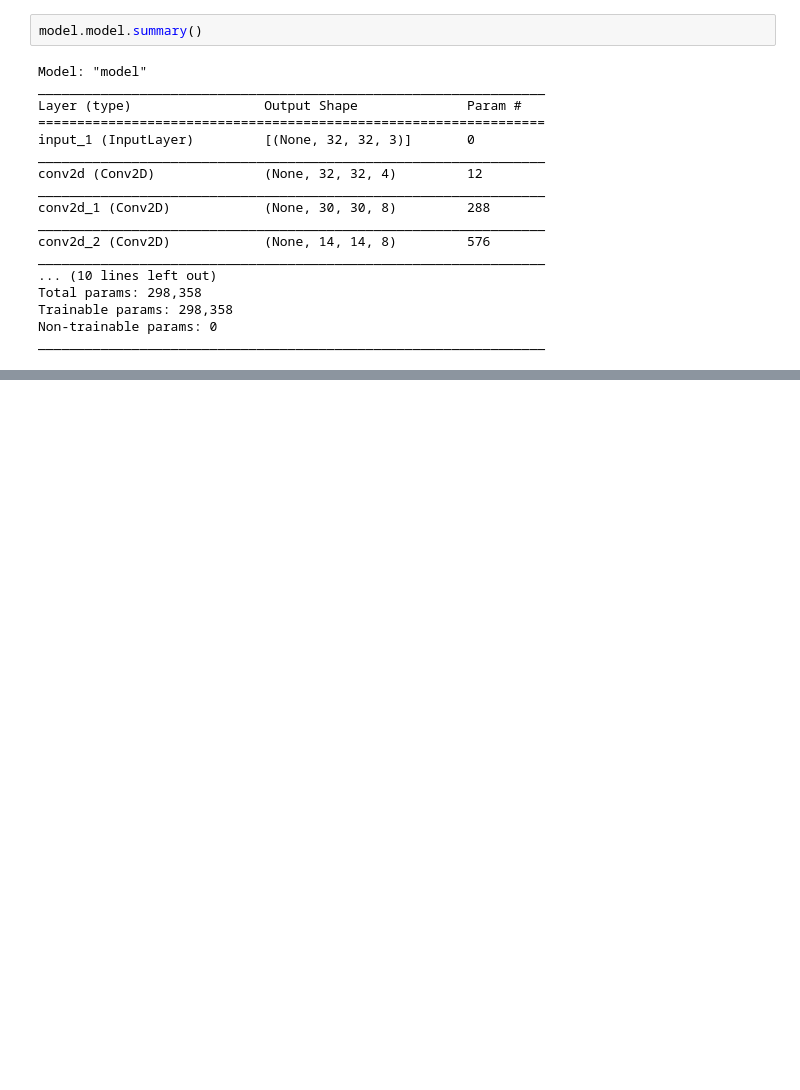
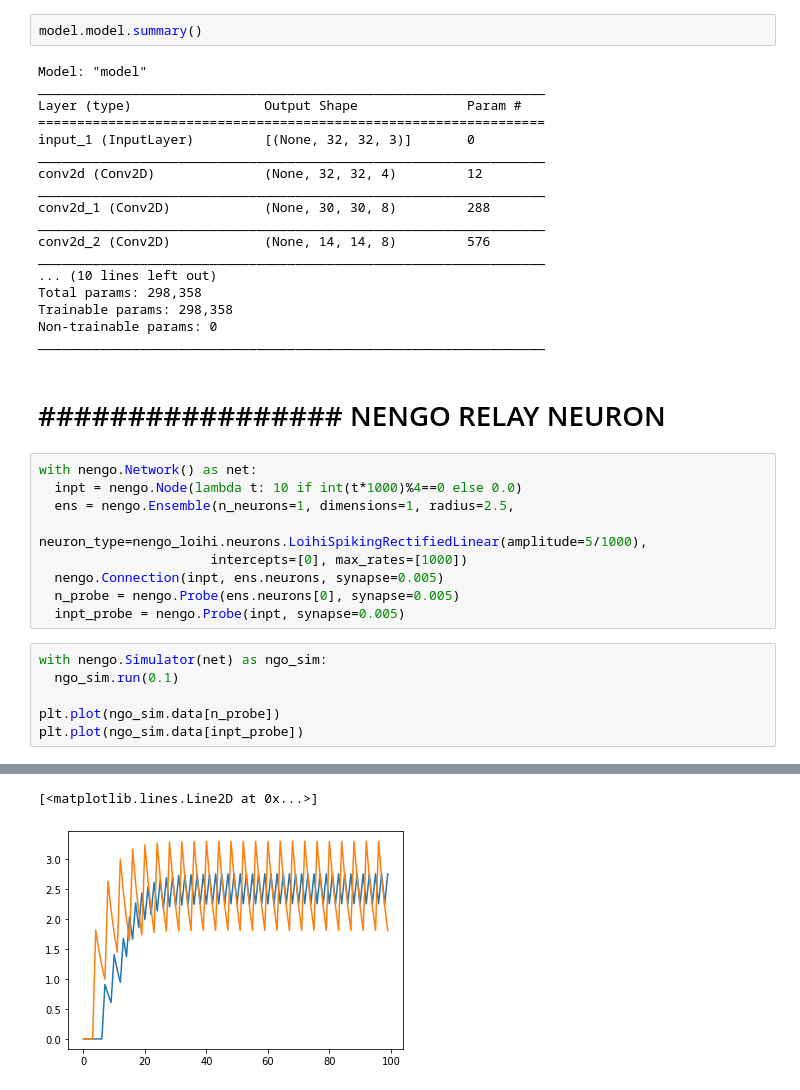
Before and after one commit to R-Gaurav/SpikingMaxPooling, a Jupyter notebook: misc/Untitled.ipynb, the cells around one changed output, grey strips where cells are left out. Saved outputs shown, nothing was run; the diff lists cells and outputs as text; blank space fills up the shorter version.

```diff
--- a/misc/Untitled.ipynb
+++ b/misc/Untitled.ipynb
@@ -284,3 +281,21 @@ Total params: 298,358
 Trainable params: 298,358
 Non-trainable params: 0
 _________________________________________________________________
+# %% [markdown]
+# ################# NENGO RELAY NEURON #########
+# %%
+with nengo.Network() as net:
+  inpt = nengo.Node(lambda t: 10 if int(t*1000)%4==0 else 0.0)
+  ens = nengo.Ensemble(n_neurons=1, dimensions=1, radius=2.5,
+                       neuron_type=nengo_loihi.neurons.LoihiSpikingRectifiedLinear(amplitude=5/1000),
+                      intercepts=[0], max_rates=[1000])
+  nengo.Connection(inpt, ens.neurons, synapse=0.005)
+  n_probe = nengo.Probe(ens.neurons[0], synapse=0.005)
+  inpt_probe = nengo.Probe(inpt, synapse=0.005)
+# %%
+with nengo.Simulator(net) as ngo_sim:
+  ngo_sim.run(0.1)
+
+plt.plot(ngo_sim.data[n_probe])
+plt.plot(ngo_sim.data[inpt_probe])
+# %% [output]
@@ -286,0 +304,2 @@ _________________________________________________________________
+[<matplotlib.lines.Line2D at 0x...>]
+[figure, added]
```
Also changed, not shown: parts of 7 cells of this notebook, 3 other files.
